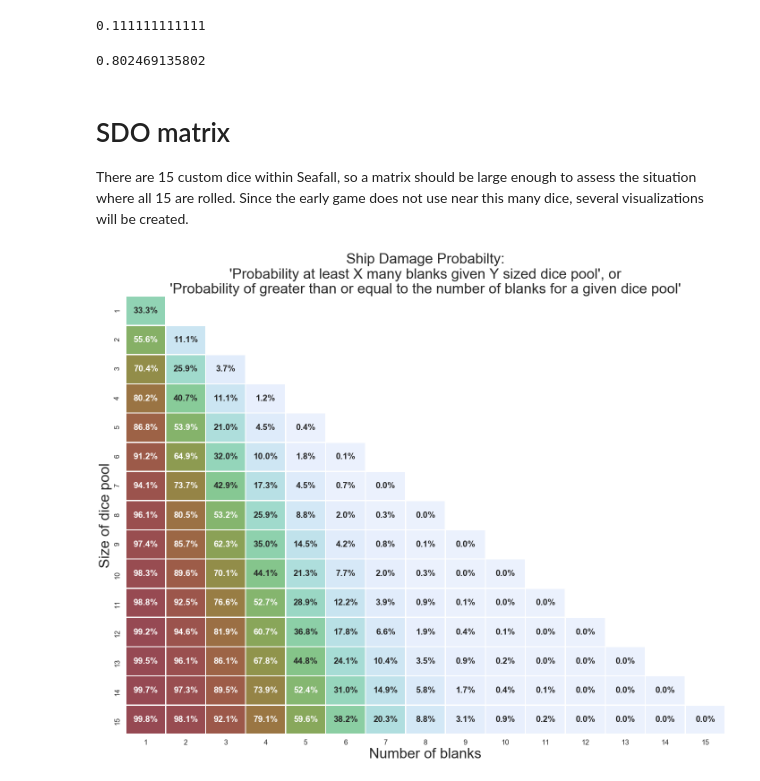
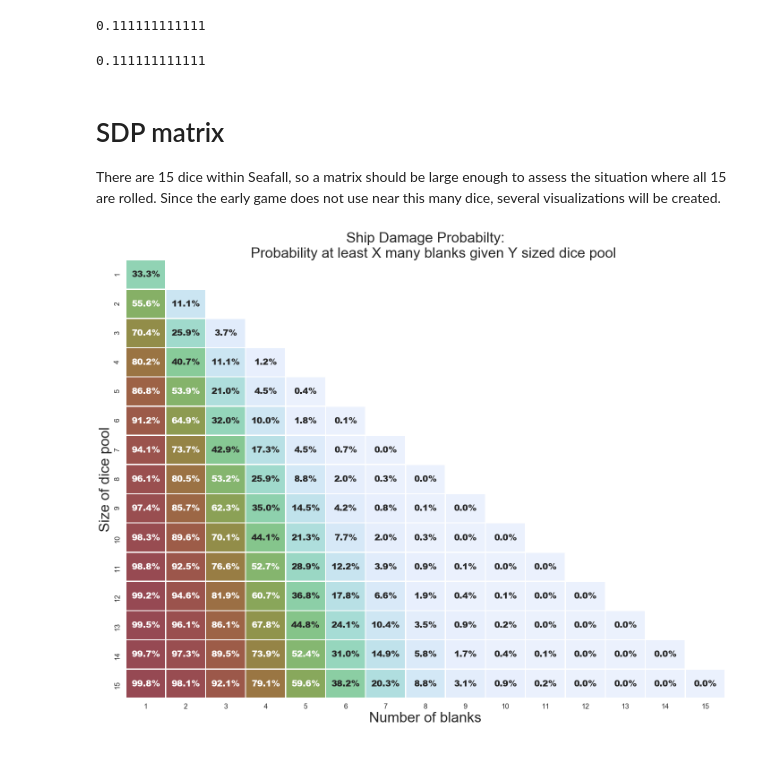
Before and after one commit to cardboardai/boardgame-bookie, a Jupyter notebook: boardgames/seafall/Ship Damage Probability.ipynb, the cells around one changed output. Drawn from its saved outputs; the diff is of its cells as text; code cells hidden in the pictures.

Commit message:
clean up seafall notebooks

```diff
--- a/boardgames/seafall/Ship Damage Probability.ipynb
+++ b/boardgames/seafall/Ship Damage Probability.ipynb
@@ -143,22 +153,31 @@ def prob_blank_or_worse(num_blank, total_dice):
         p = numpy.sum(array_blank)
     return p
 # %%
-cursed_probability = prob_blank_or_worse(1,4)
-print cursed_probability
+cursed_probability = prob_blank_or_worse(3,4)
+print(cursed_probability)
 # %% [output]
-0.802469135802
+0.111111111111
 # %% [markdown]
-# SDO matrix
-There are 15 custom dice within Seafall, so a matrix should be large enough to assess the situation where all 15 are rolled. Since the early game does not use near this many dice, several visualizations will be created.
+# SDP matrix
+There are 15 dice within Seafall, so a matrix should be large enough to assess the situation where all 15 are rolled. Since the early game does not use near this many dice, several visualizations will be created.
 # %%
 row_blank = numpy.arange(1,16) # number of dice showing the blank face
 col_dice = numpy.arange(1,16) # number of dice in the pool
-sdo = numpy.zeros((numpy.size(row_blank),numpy.size(col_dice)))
+sdp = numpy.zeros((numpy.size(row_blank),numpy.size(col_dice)))
 prob = [prob_blank_or_worse(*i) for i in itertools.product(row_blank, col_dice)]
 ind = [tuple(numpy.subtract(i,1)) for i in itertools.product(row_blank, col_dice)]
 for idx, val in enumerate(ind):
-    sdo[val] = prob[idx]
+    sdp[val] = prob[idx]
 # %%
 # http://stackoverflow.com/questions/41474284/how-to-convert-a-matrix-into-column-array-with-pandas-python
-sdo_dataframe = pandas.DataFrame(data = sdo, index = row_blank, columns = col_dice)
-sdo_dataframe_stack = sdo_dataframe.stack().reset_index().rename(columns = {"level_0" : "number_blank", "level_1" : "number_dice_pool", 0 : "probability_GTE_to_number_blank"})
+sdp_dataframe = pandas.DataFrame(data = sdp, index = row_blank, columns = col_dice)
+sdp_dataframe_stack = sdp_dataframe.stack().reset_index().rename(
+    columns = {
+    "level_0" : "number_blank",
+    "level_1" : "number_dice_pool",
+    0 : "probability_GTE_to_number_blank"}
+)
+sdp_pivot = sdp_dataframe_stack.pivot("number_dice_pool",
+                                      "number_blank",
+                                      "probability_GTE_to_number_blank")
+sdp_mask = numpy.triu(numpy.ones((15,15)), 1)
@@ -170,35 +184,19 @@ sdo_pivot = sdo_dataframe_stack.pivot("number_dice_pool", "number_blank", "proba
 # %%
 seaborn.set(style = "white")
 seaborn.set_context("poster")
 matplotlib.pyplot.figure(figsize=(24, 18))
-cmap = seaborn.cubehelix_palette(n_colors = 6,
-                                start = 1.5,
-                                rot = 1.5,
-                                gamma = 1.5,
-                                hue = 1.0,
-                                dark = 0.525,
-                                light = 0.96,
-                                reverse = False,
-                                as_cmap = True)
-ax = seaborn.heatmap(sdo_pivot,
-                     annot = True,
-                     cmap = cmap,
-                     cbar = False,
-                     mask = sdo_mask,
-                     annot_kws = {"weight" : "extra bold"},
-                     fmt = ".1%",
-                     linewidths = 1.5,
-                     vmin=0.0,
+ax = seaborn.heatmap(sdp_pivot, annot = True, cmap = cmap,
+                     cbar = False, mask = sdp_mask, annot_kws = {"weight" : "extra bold"},
+                     fmt = ".1%", linewidths = 1.5, vmin=0.0,
                      vmax=1.0)
-
-ax.set_title("Ship Damage Probabilty:\n'Probability at least X many blanks given Y sized dice pool', or\n'Probability of greater than or equal to the number of blanks for a given dice pool'",
-            fontsize=32)
+ax.set_title(
+    """Ship Damage Probabilty:
+    Probability at least X many blanks given Y sized dice pool""",
+    fontsize=32)
 ax.set_xlabel("Number of blanks", fontsize=32)
 ax.set_ylabel("Size of dice pool", fontsize=32)
-
-
 fig = ax.get_figure()
-fig.savefig("sdo_15.pdf")
+fig.savefig("sdp_gte_15.pdf")
 # %% [output]
-[figure, old version]
+[figure, new version]
 # %%
```
Also changed, not shown: parts of 15 cells of this notebook, 2 other files.
